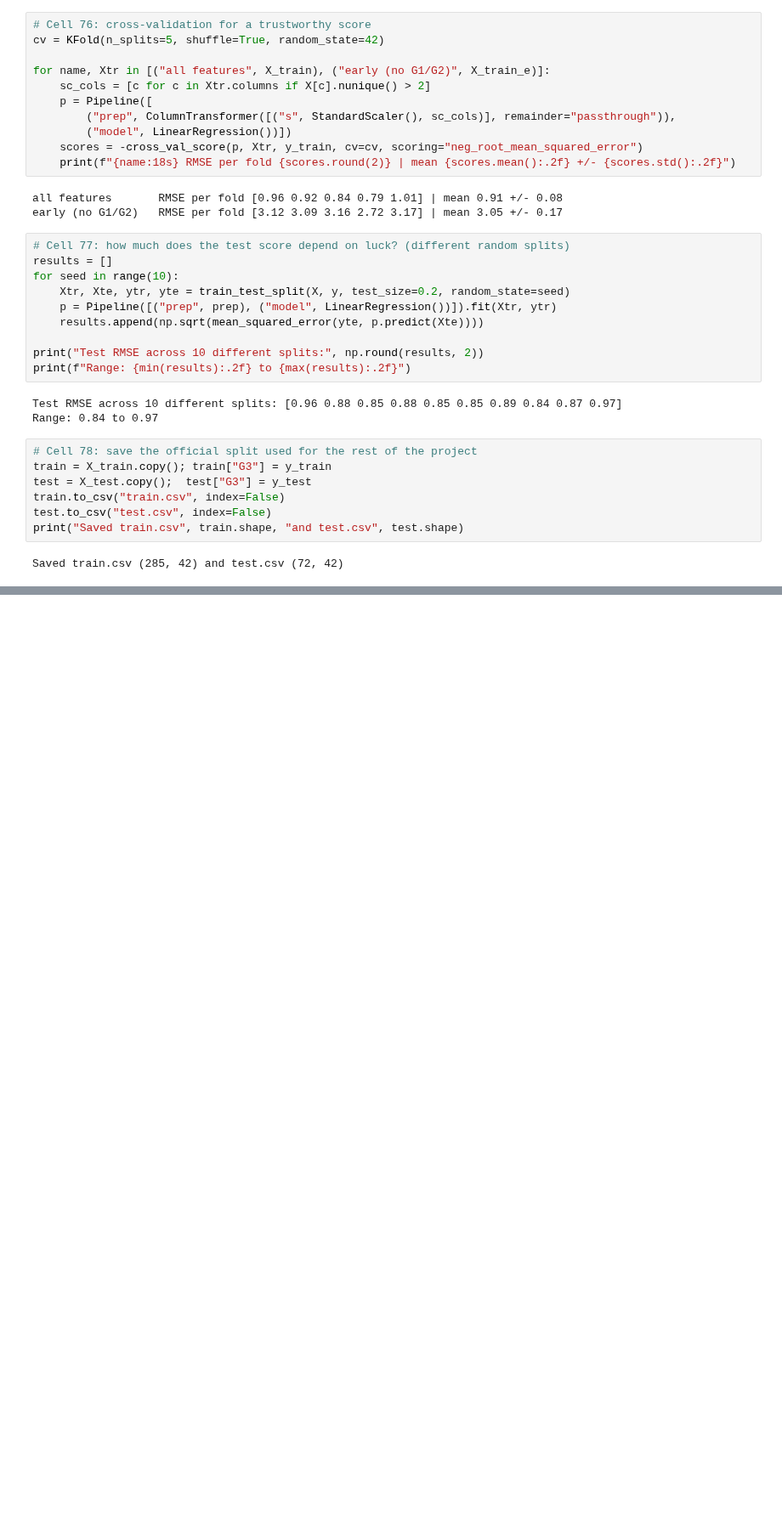
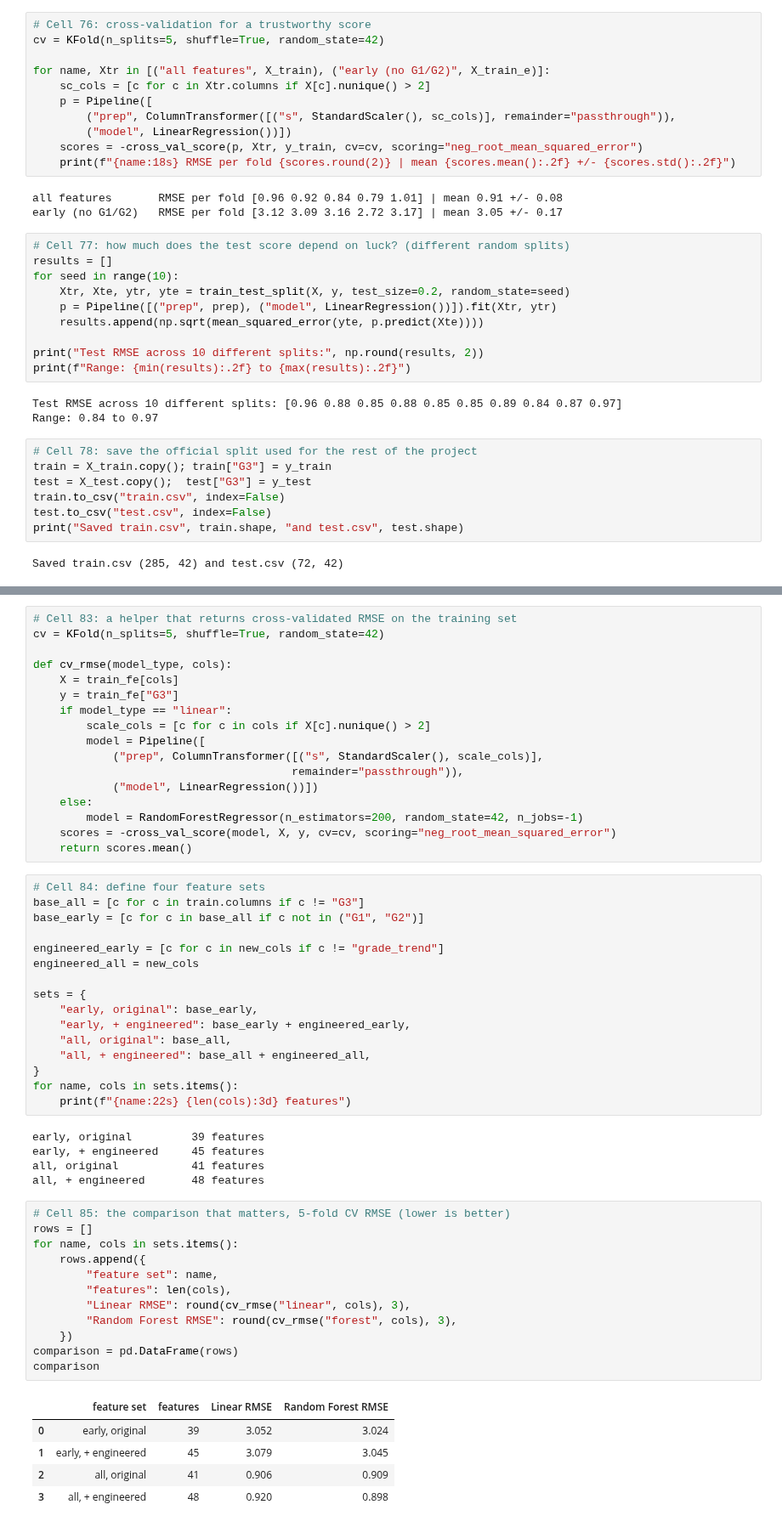
Before and after one commit to buntyedutainer/student-performance-ai, a Jupyter notebook: project.ipynb, the cells around one changed output, grey strips where cells are left out. Shown at 85% size. Drawn from its saved outputs; the diff is of its cells as text; blank space fills up the shorter version.

```diff
--- a/project.ipynb
+++ b/project.ipynb
@@ -1367,0 +1452,56 @@ Saved train.csv (285, 42) and test.csv (72, 42)
+# %%
+# Cell 83: a helper that returns cross-validated RMSE on the training set
+cv = KFold(n_splits=5, shuffle=True, random_state=42)
+
+def cv_rmse(model_type, cols):
+    X = train_fe[cols]
+    y = train_fe["G3"]
+    if model_type == "linear":
+        scale_cols = [c for c in cols if X[c].nunique() > 2]
+        model = Pipeline([
+            ("prep", ColumnTransformer([("s", StandardScaler(), scale_cols)],
+                                       remainder="passthrough")),
+            ("model", LinearRegression())])
+    else:
+        model = RandomForestRegressor(n_estimators=200, random_state=42, n_jobs=-1)
+    scores = -cross_val_score(model, X, y, cv=cv, scoring="neg_root_mean_squared_error")
+    return scores.mean()
+# %%
+# Cell 84: define four feature sets
+base_all = [c for c in train.columns if c != "G3"]
+base_early = [c for c in base_all if c not in ("G1", "G2")]
+
+engineered_early = [c for c in new_cols if c != "grade_trend"]
+engineered_all = new_cols
+
+sets = {
+    "early, original": base_early,
+    "early, + engineered": base_early + engineered_early,
+    "all, original": base_all,
+    "all, + engineered": base_all + engineered_all,
+}
+for name, cols in sets.items():
+    print(f"{name:22s} {len(cols):3d} features")
+# %% [output]
+early, original         39 features
+early, + engineered     45 features
+all, original           41 features
+all, + engineered       48 features
+# %%
+# Cell 85: the comparison that matters, 5-fold CV RMSE (lower is better)
+rows = []
+for name, cols in sets.items():
+    rows.append({
+        "feature set": name,
+        "features": len(cols),
+        "Linear RMSE": round(cv_rmse("linear", cols), 3),
+        "Random Forest RMSE": round(cv_rmse("forest", cols), 3),
+    })
+comparison = pd.DataFrame(rows)
+comparison
+# %% [output]
+|  | feature set | features | Linear RMSE | Random Forest RMSE |
+| 0 | early, original | 39 | 3.052 | 3.024 |
+| 1 | early, + engineered | 45 | 3.079 | 3.045 |
+| 2 | all, original | 41 | 0.906 | 0.909 |
+| 3 | all, + engineered | 48 | 0.920 | 0.898 |
```
Also changed, not shown: parts of 7 cells of this notebook.
